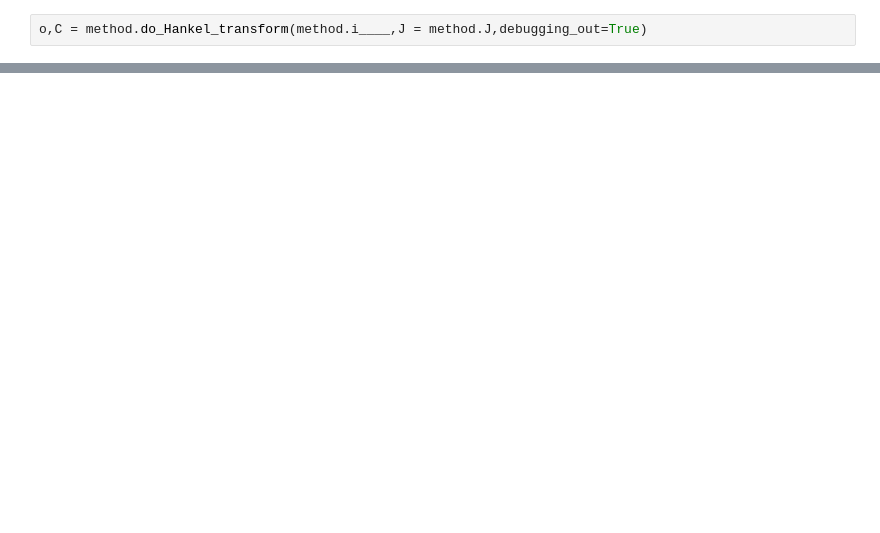
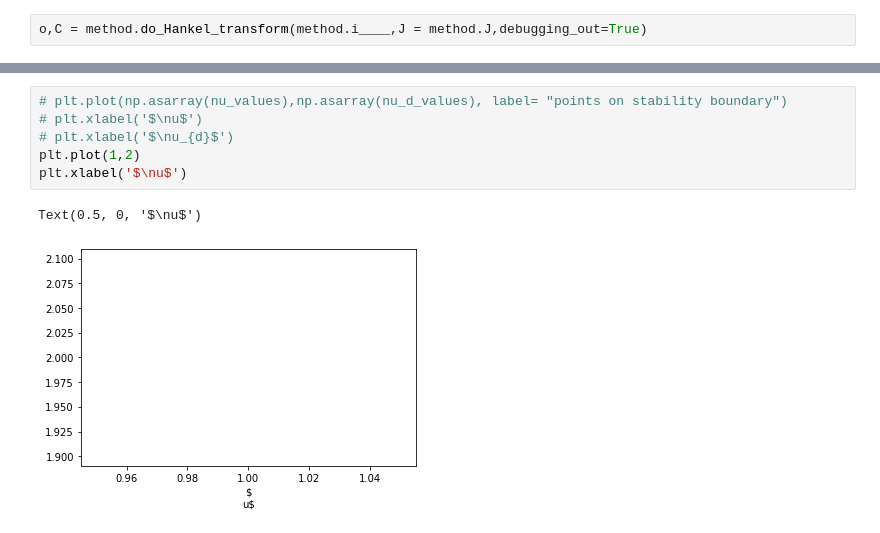
Before and after one commit to DavidStrachan1/BEC-of-dipolar-atoms-simulations, a Jupyter notebook: split step method using class-checkpoint.ipynb, the cells around one changed output, grey strips where cells are left out. Drawn from its saved outputs; the diff is of its cells as text; blank space fills up the shorter version.

```diff
--- a/split step method using class-checkpoint.ipynb
+++ b/split step method using class-checkpoint.ipynb
@@ -848,0 +1017,9 @@ True
+# %%
+# plt.plot(np.asarray(nu_values),np.asarray(nu_d_values), label= "points on stability boundary")
+# plt.xlabel('$\nu$')
+# plt.xlabel('$\nu_{d}$')
+plt.plot(1,2)
+plt.xlabel('$\nu$')
+# %% [output]
+Text(0.5, 0, '$\nu$')
+[figure, added]
```
Also changed, not shown: parts of 14 cells of this notebook.
